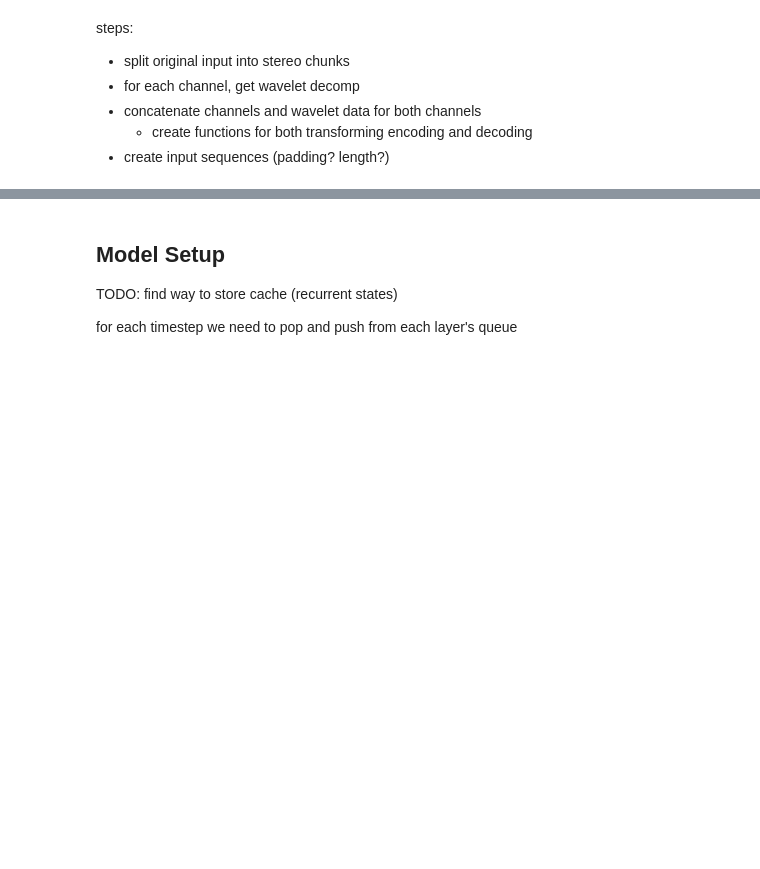
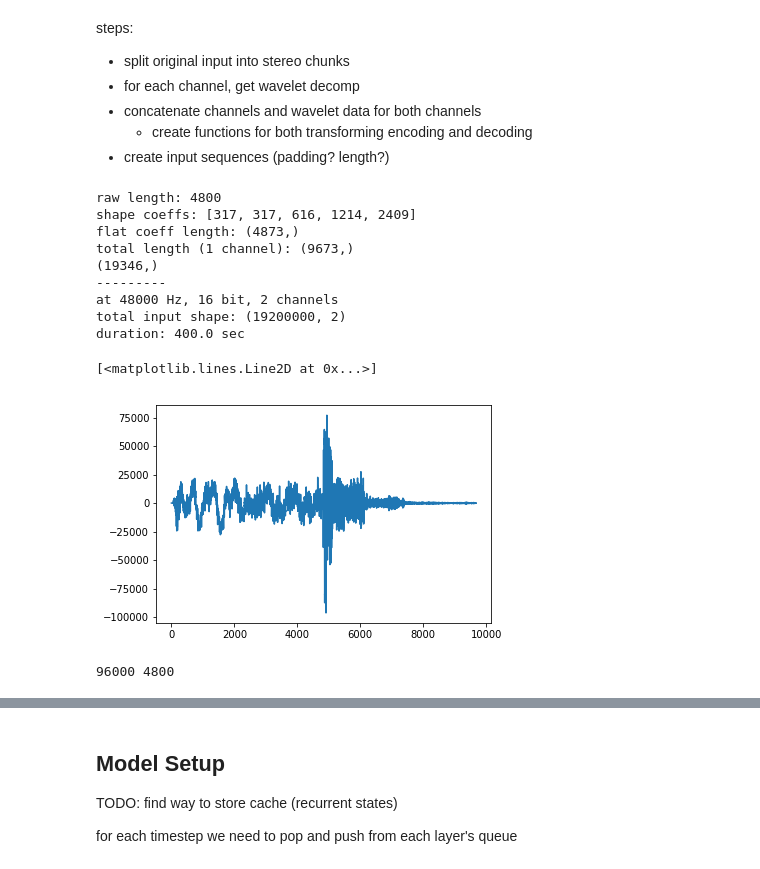
Before and after one commit to ssgalitsky/neural_drummer, a Jupyter notebook: Raw Audio - FXNet.ipynb, the cells around one changed output, grey strips where cells are left out. Saved outputs shown, nothing was run; the diff lists cells and outputs as text; code cells hidden in the pictures; blank space fills up the shorter version.

```diff
--- a/Raw Audio - FXNet.ipynb
+++ b/Raw Audio - FXNet.ipynb
@@ -64,0 +72,26 @@ def audio_to_vector(input_raw, wavelet_level, wavelet_type):
+# %%
+# for a stereo audio slice
+# concat the raw audio with the wavelet transform, concat l+r
+def audio_to_vector(input_raw, wavelet_level, wavelet_type, info=False):
+#     coeffs = pywt.wavedec(input_mono, wavelet_type, level=wavelet_level)
+#     vector = np.concatenate(coeffs)
+    left_raw = input_raw[:,0]
+    right_raw = input_raw[:,1]
+    left_coeffs = pywt.wavedec(left_raw, wavelet_type, level=wavelet_level)
+    right_coeffs = pywt.wavedec(right_raw, wavelet_type, level=wavelet_level)
+
+    # concat left and right channel, and all the levels of coeffs
+    left_coeffs_flat = np.concatenate(left_coeffs)
+    right_coeffs_flat = np.concatenate(right_coeffs)
+
+    total_left = np.concatenate((left_raw, left_coeffs_flat))
+    total_right = np.concatenate((right_raw, left_coeffs_flat))
+
+    if info:
+        print("raw length: " + str(np.shape(left_raw)[0]))
+        coeff_lengths = [len(coeff) for coeff in left_coeffs]
+        flat_length = np.shape(left_coeffs_flat)
+        print("shape coeffs: " + str(coeff_lengths) + " \nflat coeff length: " + str(flat_length))
+        print("total length (1 channel): " + str(np.shape(total_left)))
+
+    return np.concatenate((total_left, total_right))
@@ -64,0 +130,35 @@ def audio_to_vector(input_raw, wavelet_level, wavelet_type):
+# %%
+test_audio_stereo = input_signal[0:4800,:]
+test_vec = audio_to_vector(test_audio_stereo, 4, 'db10', info=True)
+print(np.shape(test_vec))
+print("---------")
+
+print("at 48000 Hz, 16 bit, 2 channels")
+print("total input shape: " + str(np.shape(input_signal)))
+print("duration: " + str(np.shape(input_signal)[0]/48000.) + " sec")
+
+# plot some
+fig, ax = plt.subplots()
+ax.plot(test_vec[0:9673])
+# %% [output]
+raw length: 4800
+shape coeffs: [317, 317, 616, 1214, 2409]
+flat coeff length: (4873,)
+total length (1 channel): (9673,)
+(19346,)
+---------
+at 48000 Hz, 16 bit, 2 channels
+total input shape: (19200000, 2)
+duration: 400.0 sec
+[<matplotlib.lines.Line2D at 0x...>]
+[figure, added]
+# %%
+input_length_sec = 2.0 # 2 s
+output_length_sec = 0.1 # 100 ms
+sample_rate = 48000
+
+input_sample_length = int(input_length_sec * sample_rate)
+output_sample_length = int(output_length_sec * sample_rate)
+print(input_sample_length, output_sample_length)
+# %% [output]
+96000 4800
```
Also changed, not shown: parts of 26 cells of this notebook, 7 other files.
